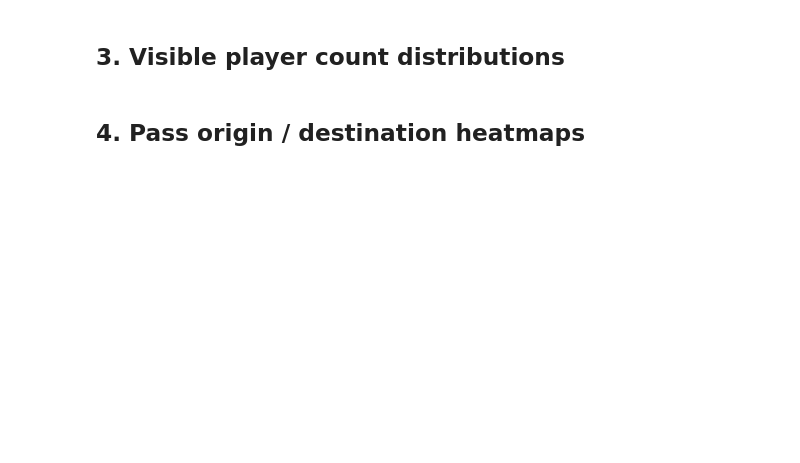
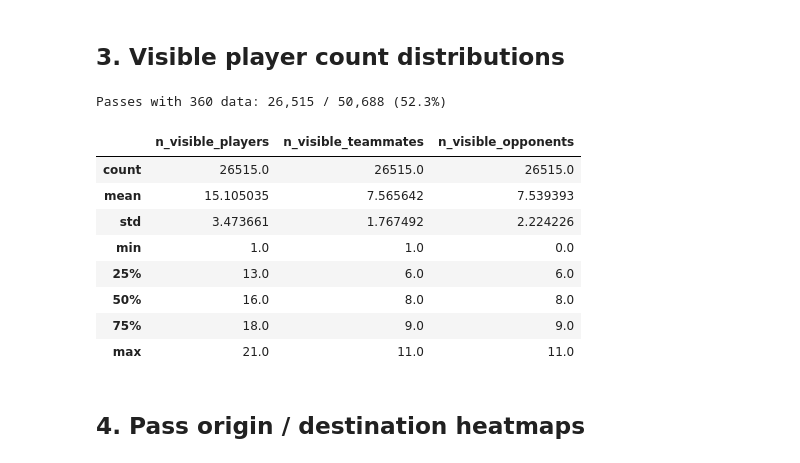
Before and after one commit to varunrout/Frame2Threat, a Jupyter notebook: notebooks/03_eda.ipynb, the cells around one changed output. Saved outputs shown, nothing was run; the diff lists cells and outputs as text; code cells hidden in the pictures; blank space fills up the shorter version.

```diff
--- a/notebooks/03_eda.ipynb
+++ b/notebooks/03_eda.ipynb
@@ -36,2 +52,18 @@ print("Load processed data to run EDA.")
+# %%
+
+has360 = pass_instances[pass_instances["has_360"]]
+print(f"Passes with 360 data: {len(has360):,} / {len(pass_instances):,} ({len(has360)/len(pass_instances):.1%})")
+has360[["n_visible_players", "n_visible_teammates", "n_visible_opponents"]].describe()
+# %% [output]
+Passes with 360 data: 26,515 / 50,688 (52.3%)
+|  | n_visible_players | n_visible_teammates | n_visible_opponents |
+| count | 26515.0 | 26515.0 | 26515.0 |
+| mean | 15.105035 | 7.565642 | 7.539393 |
+| std | 3.473661 | 1.767492 | 2.224226 |
+| min | 1.0 | 1.0 | 0.0 |
+| 25% | 13.0 | 6.0 | 6.0 |
+| 50% | 16.0 | 8.0 | 8.0 |
+| 75% | 18.0 | 9.0 | 9.0 |
+| max | 21.0 | 11.0 | 11.0 |
 # %% [markdown]
 ## 4. Pass origin / destination heatmaps
```
Also changed, not shown: parts of 7 cells of this notebook, 12 other files.
